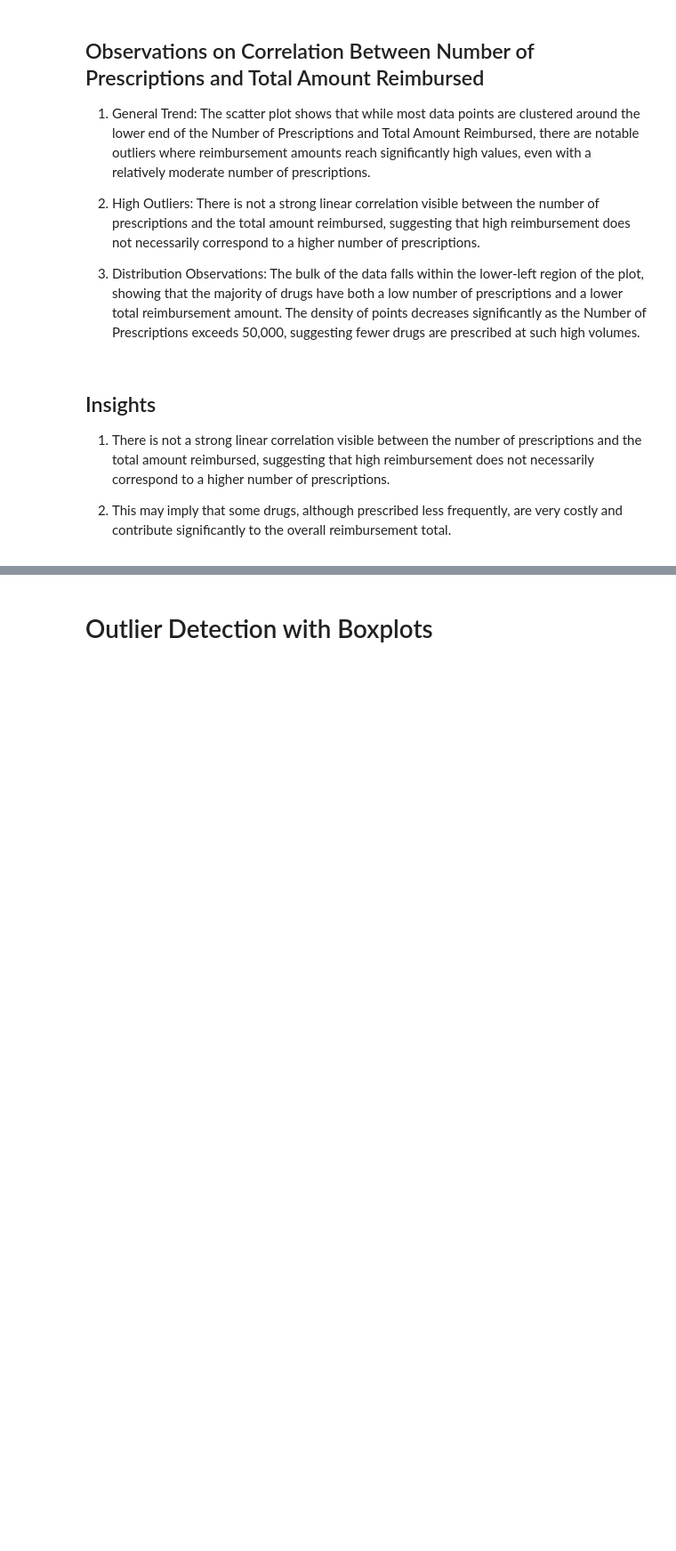
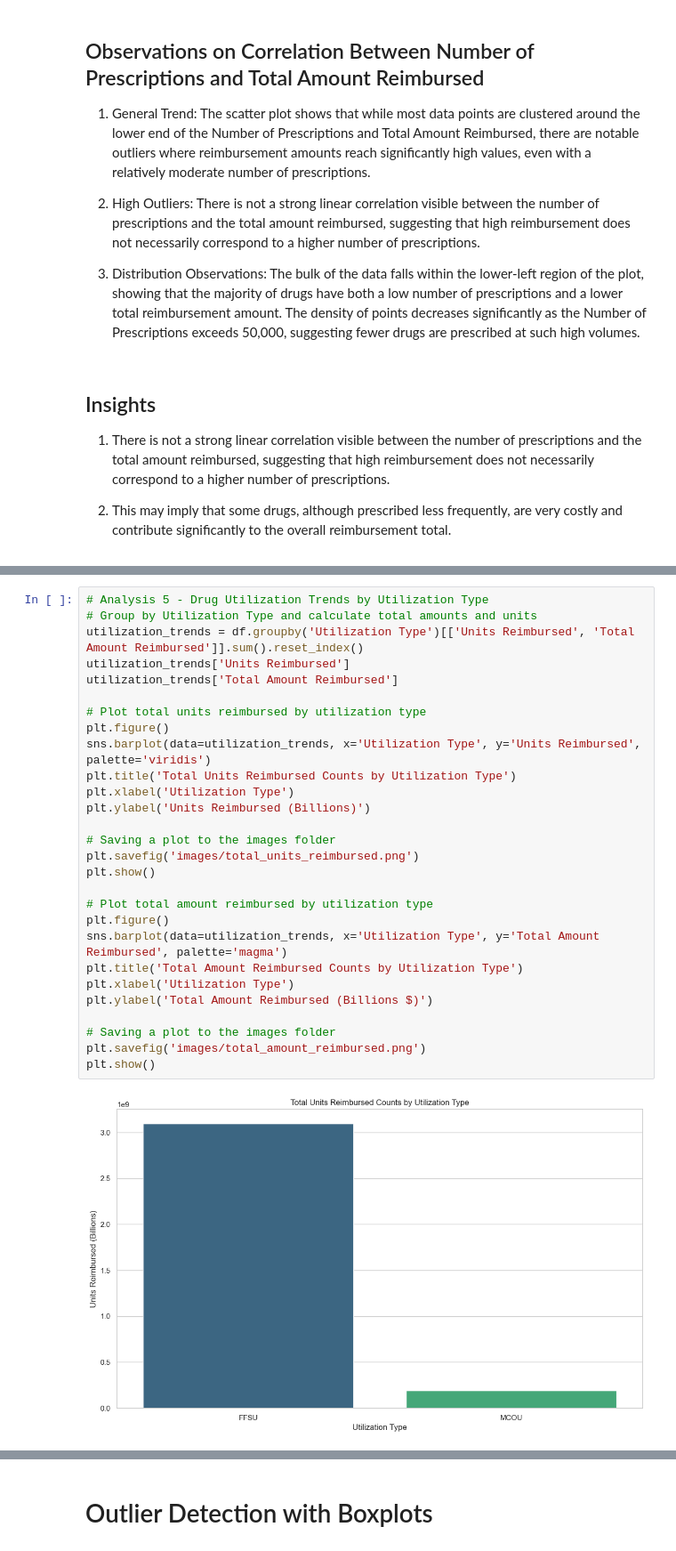
Before and after one commit to thaychansy/medicaid_drug_ultilization_analysis, a Jupyter notebook: medicaid_drug_utilization_analysis.ipynb, the cells around one changed output, grey strips where cells are left out. Shown: that part at 89% size. Cells and saved outputs as stored; diff of their text form; blank space fills up the shorter version.

```diff
--- a/medicaid_drug_utilization_analysis.ipynb
+++ b/medicaid_drug_utilization_analysis.ipynb
@@ -325,0 +368,30 @@ plt.show()
+# %%
+# Analysis 5 - Drug Utilization Trends by Utilization Type
+# Group by Utilization Type and calculate total amounts and units
+utilization_trends = df.groupby('Utilization Type')[['Units Reimbursed', 'Total Amount Reimbursed']].sum().reset_index()
+utilization_trends['Units Reimbursed']
+utilization_trends['Total Amount Reimbursed']
+
+# Plot total units reimbursed by utilization type
+plt.figure()
+sns.barplot(data=utilization_trends, x='Utilization Type', y='Units Reimbursed', palette='viridis')
+plt.title('Total Units Reimbursed Counts by Utilization Type')
+plt.xlabel('Utilization Type')
+plt.ylabel('Units Reimbursed (Billions)')
+
+# Saving a plot to the images folder
+plt.savefig('images/total_units_reimbursed.png')
+plt.show()
+
+# Plot total amount reimbursed by utilization type
+plt.figure()
+sns.barplot(data=utilization_trends, x='Utilization Type', y='Total Amount Reimbursed', palette='magma')
+plt.title('Total Amount Reimbursed Counts by Utilization Type')
+plt.xlabel('Utilization Type')
+plt.ylabel('Total Amount Reimbursed (Billions $)')
+
+# Saving a plot to the images folder
+plt.savefig('images/total_amount_reimbursed.png')
+plt.show()
+# %% [output]
+[figure, added]
```
Also changed, not shown: parts of 15 cells of this notebook, 5 other files.
